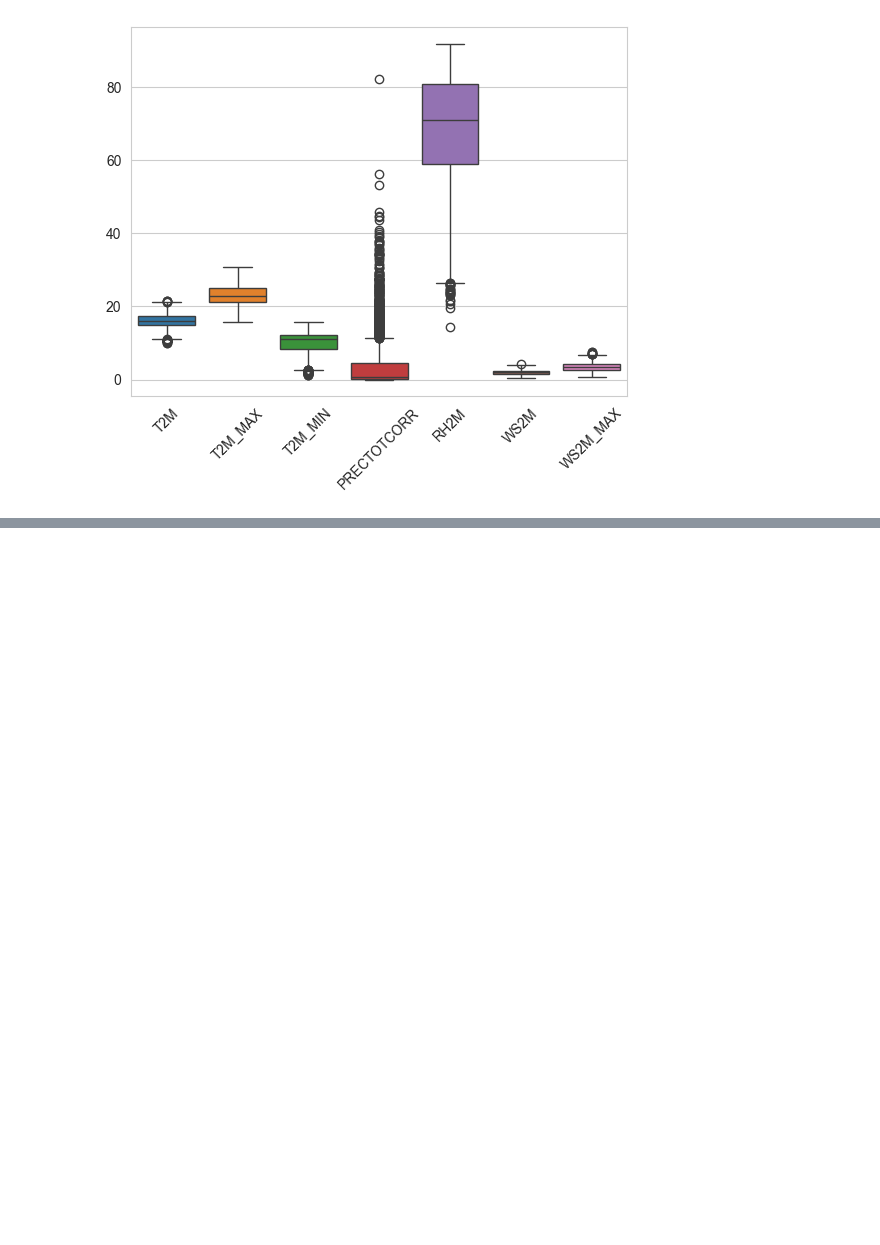
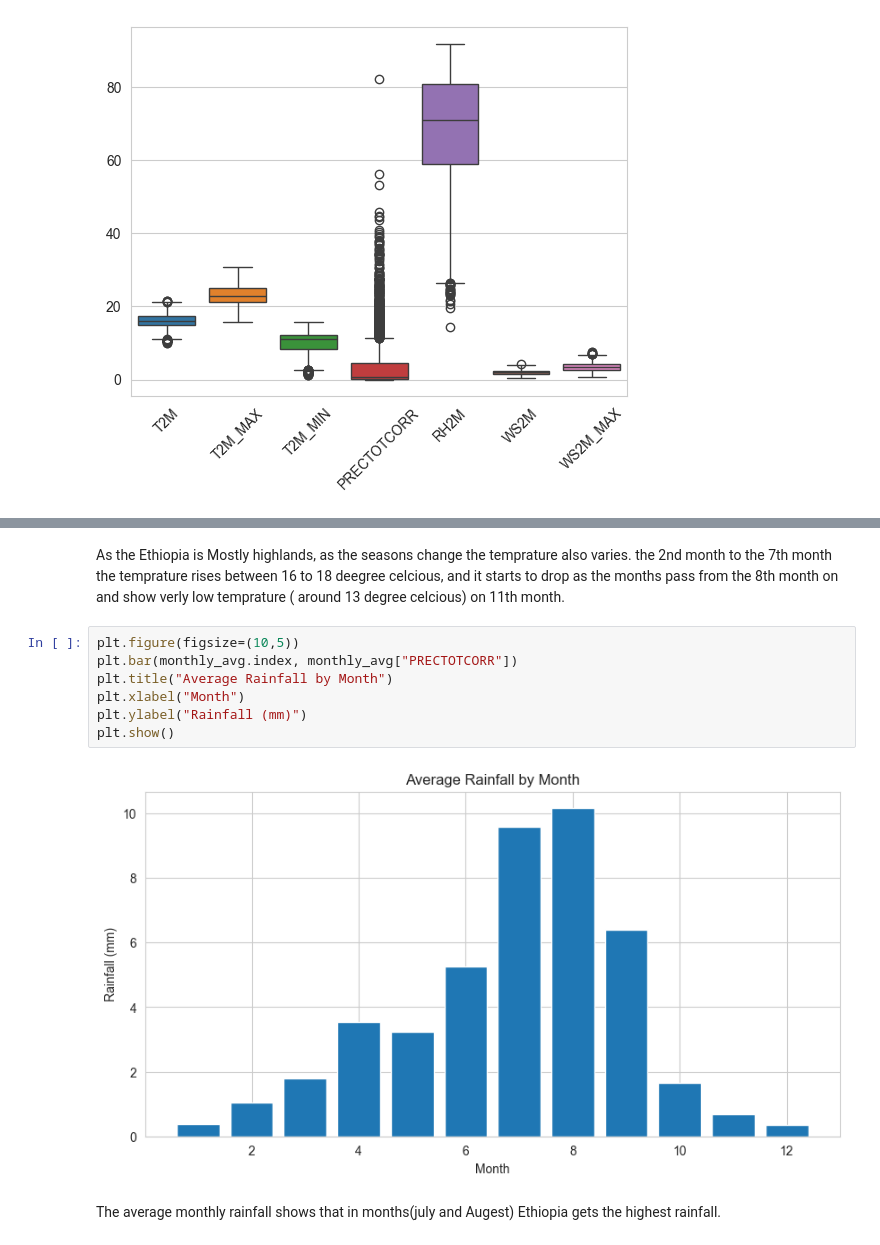
Before and after one commit to hiwiy/climate-challenge-week0, a Jupyter notebook: notebooks/ethiopia_eda.ipynb, the cells around one changed output, grey strips where cells are left out. Drawn from its saved outputs; the diff is of its cells as text; blank space fills up the shorter version.

```diff
--- a/notebooks/ethiopia_eda.ipynb
+++ b/notebooks/ethiopia_eda.ipynb
@@ -344,0 +394,13 @@ plt.show()
+# %% [markdown]
+As the Ethiopia is Mostly highlands, as the seasons change the temprature also varies. the 2nd month to the 7th month the temprature rises between 16 to 18  deegree celcious, and it starts to drop as the months pass from the 8th month on and show verly low temprature ( around 13 degree celcious) on 11th month.
+# %%
+plt.figure(figsize=(10,5))
+plt.bar(monthly_avg.index, monthly_avg["PRECTOTCORR"])
+plt.title("Average Rainfall by Month")
+plt.xlabel("Month")
+plt.ylabel("Rainfall (mm)")
+plt.show()
+# %% [output]
+[figure, added]
+# %% [markdown]
+The average monthly rainfall shows that in months(july and Augest) Ethiopia gets the highest rainfall.
```
Also changed, not shown: parts of 12 cells of this notebook.
